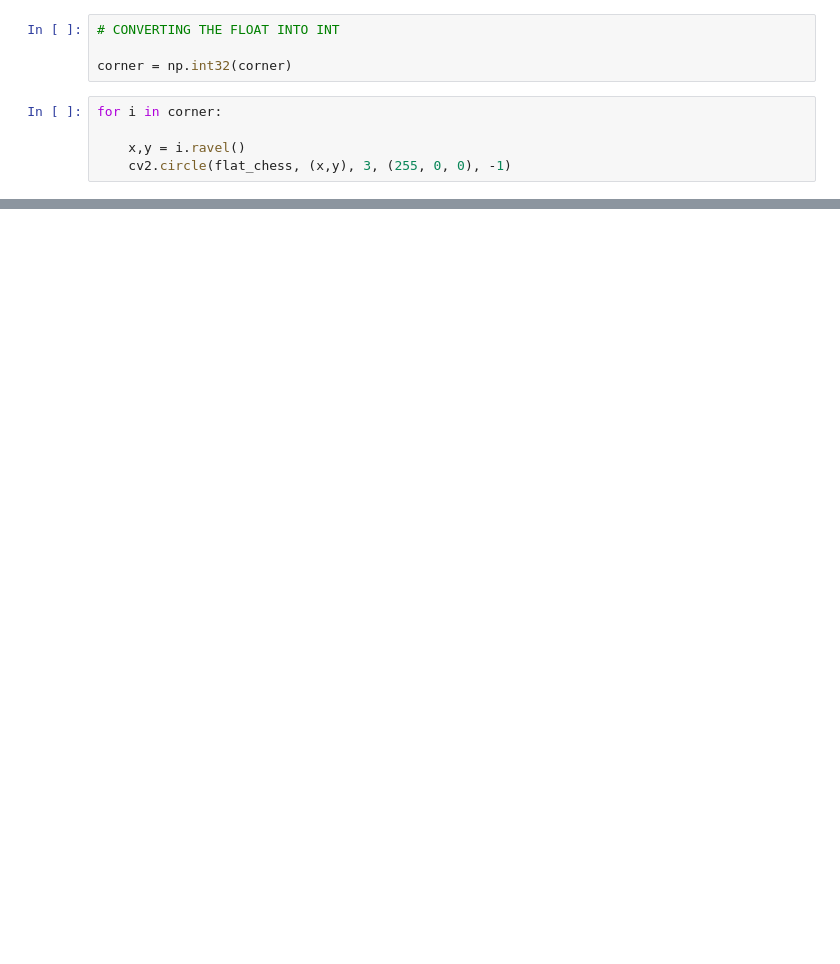
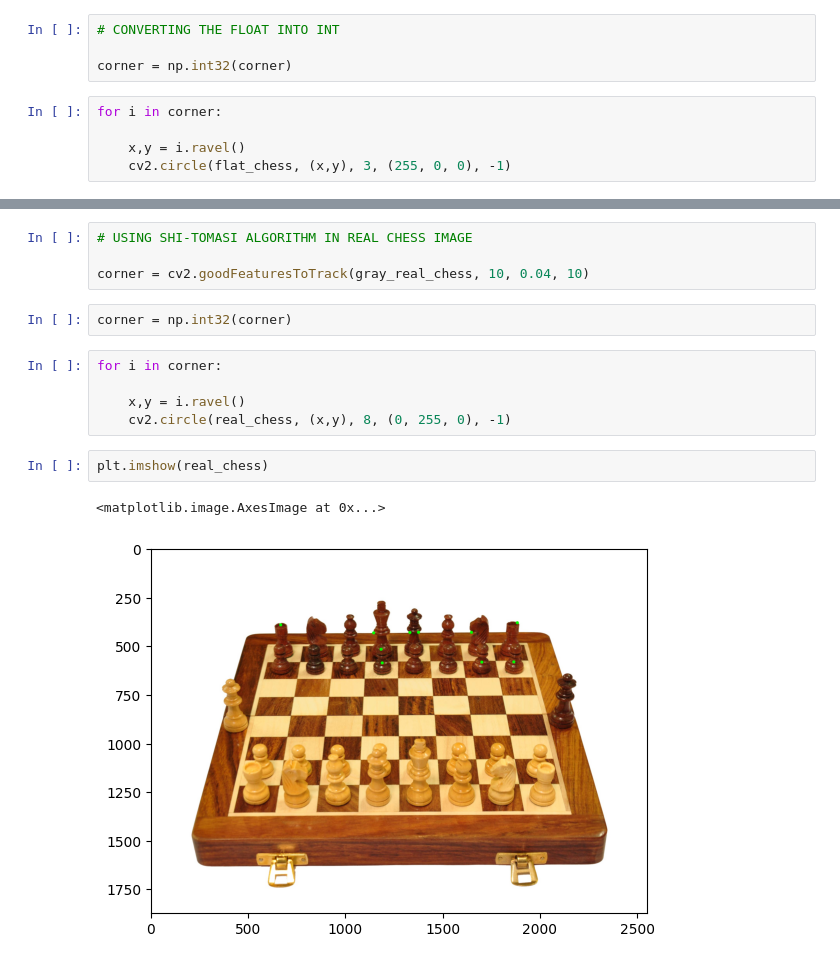
Before and after one commit to ananthanarayanan16/OpenCV, a Jupyter notebook: OpenCV_Basic/sec_6_shi-tomasi_corner_detection.ipynb, the cells around one changed output, grey strips where cells are left out. Drawn from its saved outputs; the diff is of its cells as text; blank space fills up the shorter version.

Commit message:
Shi_Tomasi_Corner_detection

```diff
--- a/OpenCV_Basic/sec_6_shi-tomasi_corner_detection.ipynb
+++ b/OpenCV_Basic/sec_6_shi-tomasi_corner_detection.ipynb
@@ -75,0 +58,16 @@ plt.imshow(flat_chess, cmap='gray')
+# %%
+# USING SHI-TOMASI ALGORITHM IN REAL CHESS IMAGE
+
+corner = cv2.goodFeaturesToTrack(gray_real_chess, 10, 0.04, 10)
+# %%
+corner = np.int32(corner)
+# %%
+for i in corner:
+
+    x,y = i.ravel()
+    cv2.circle(real_chess, (x,y), 8, (0, 255, 0), -1)
+# %%
+plt.imshow(real_chess)
+# %% [output]
+<matplotlib.image.AxesImage at 0x...>
+[figure, added]
```
Also changed, not shown: parts of 2 cells of this notebook.
